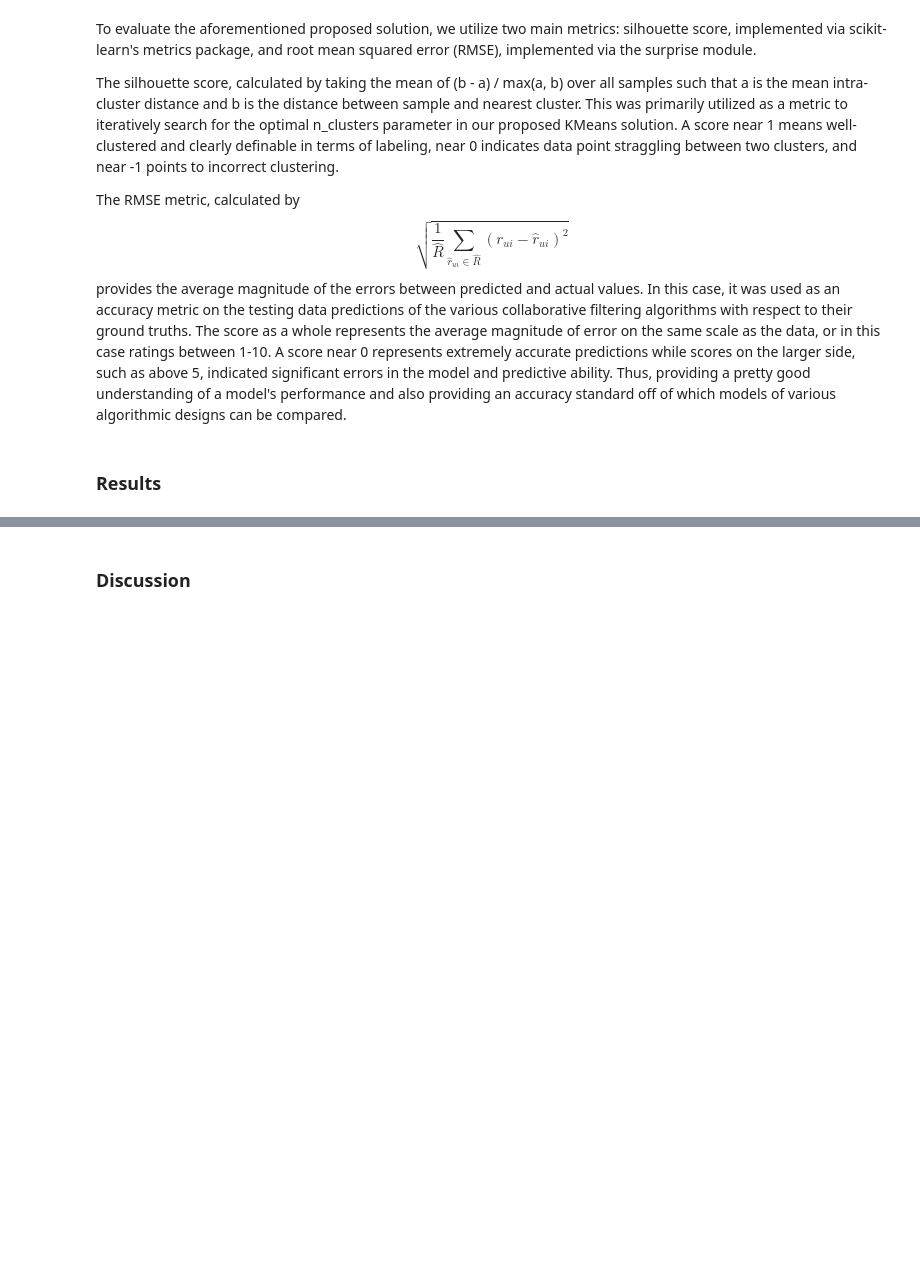
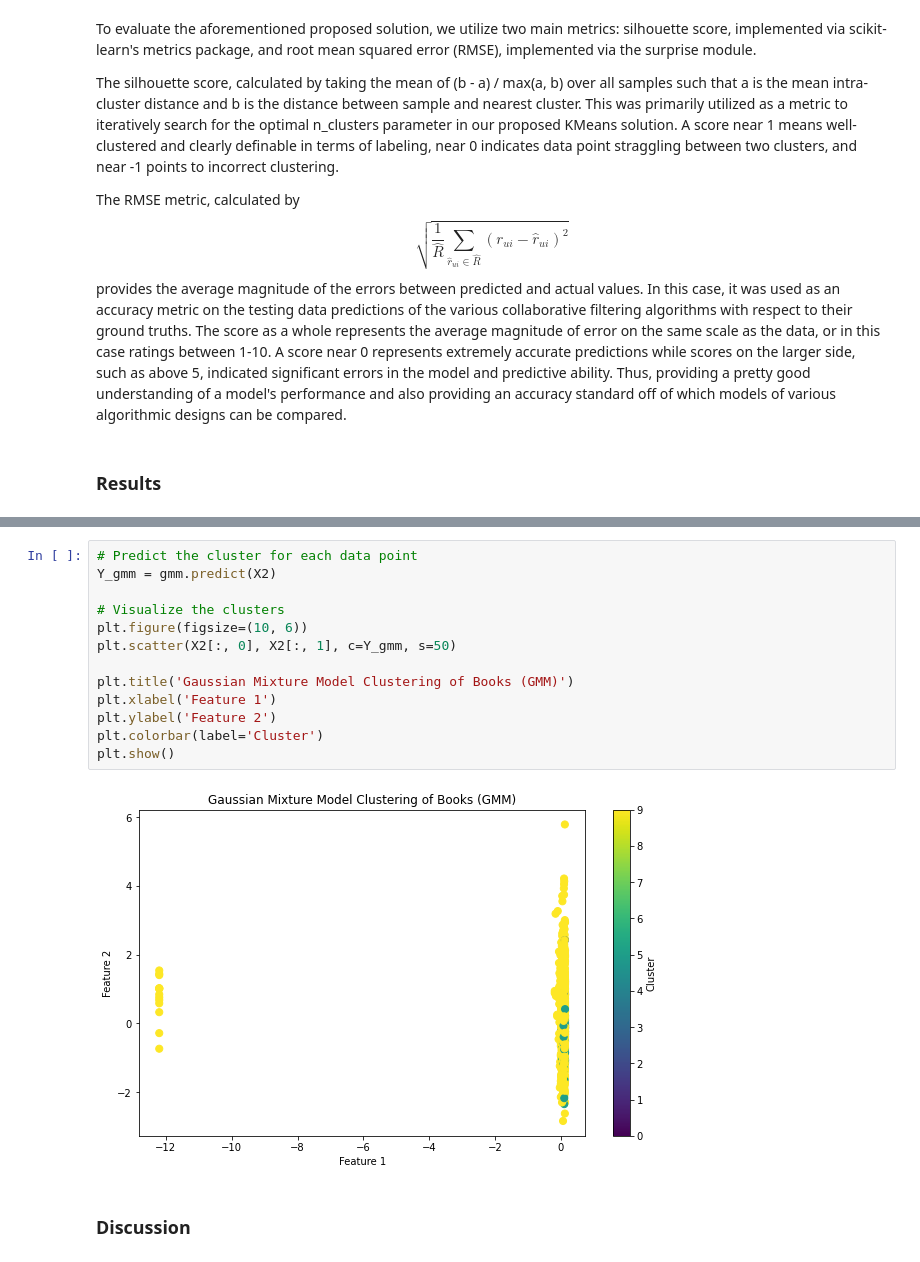
Before and after one commit to natiabdul/118BProject, a Jupyter notebook: FinalProject_group743.ipynb, the cells around one changed output, grey strips where cells are left out. Drawn from its saved outputs; the diff is of its cells as text; blank space fills up the shorter version.

```diff
--- a/FinalProject_group743.ipynb
+++ b/FinalProject_group743.ipynb
@@ -63,3 +133,18 @@ The RMSE metric, calculated by $$\sqrt{\frac{1}{\hat{R}} \sum_{\hat{r}_{ui} \in
+# %%
+# Predict the cluster for each data point
+Y_gmm = gmm.predict(X2)
+
+# Visualize the clusters
+plt.figure(figsize=(10, 6))
+plt.scatter(X2[:, 0], X2[:, 1], c=Y_gmm, s=50)
+
+plt.title('Gaussian Mixture Model Clustering of Books (GMM)')
+plt.xlabel('Feature 1')
+plt.ylabel('Feature 2')
+plt.colorbar(label='Cluster')
+plt.show()
+# %% [output]
+[figure, added]
 # %% [markdown]
 ### Discussion
 # %% [markdown]
```
Also changed, not shown: parts of 8 cells of this notebook.
